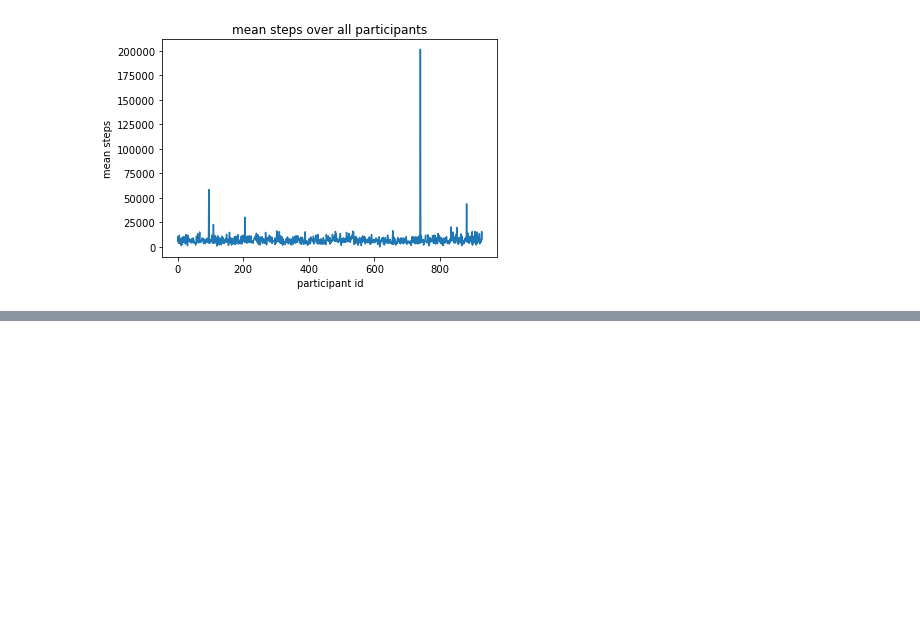
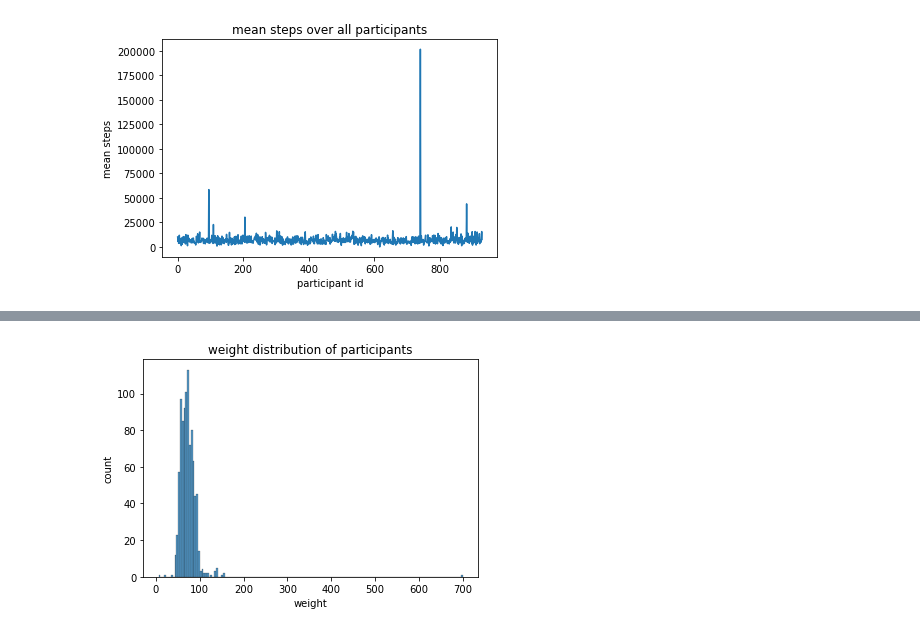
Before and after one commit to minaparpanchi/ML, a Jupyter notebook: distribution.ipynb, the cells around one changed output, grey strips where cells are left out. Drawn from its saved outputs; the diff is of its cells as text; code cells hidden in the pictures; blank space fills up the shorter version.

```diff
--- a/distribution.ipynb
+++ b/distribution.ipynb
@@ -27,0 +50,8 @@ Text(0.5, 1.0, 'mean steps over all participants')
+# %%
+sns.histplot(df["weight"], kde=False) #kde=False means we don't get an overlying density plot
+plt.title("weight distribution of participants")
+plt.xlabel("weight")
+plt.ylabel("count")
+plt.show()
+# %% [output]
+[figure, added]
```
Also changed, not shown: parts of 4 cells of this notebook.
